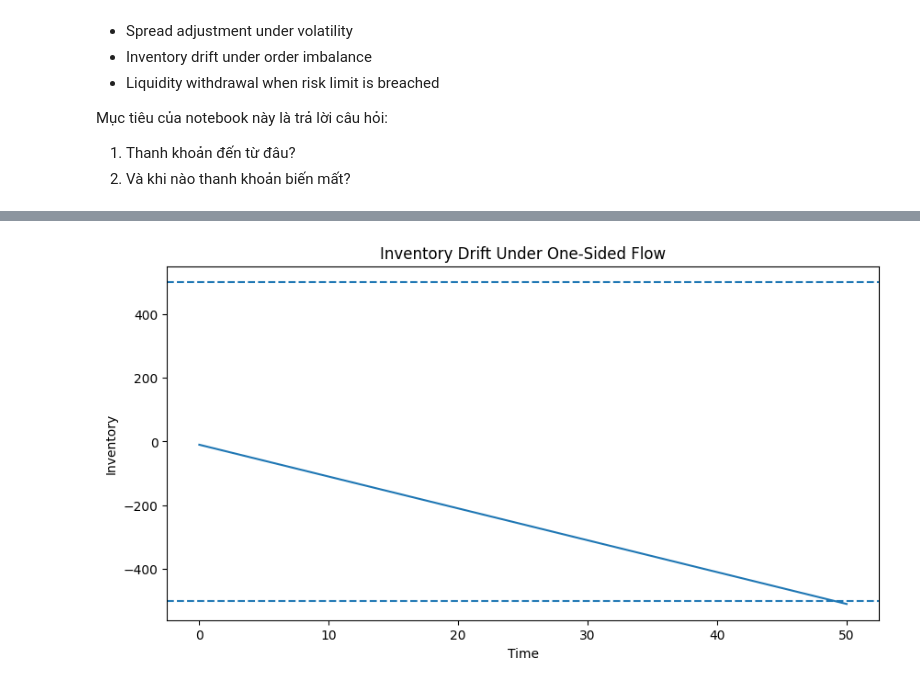
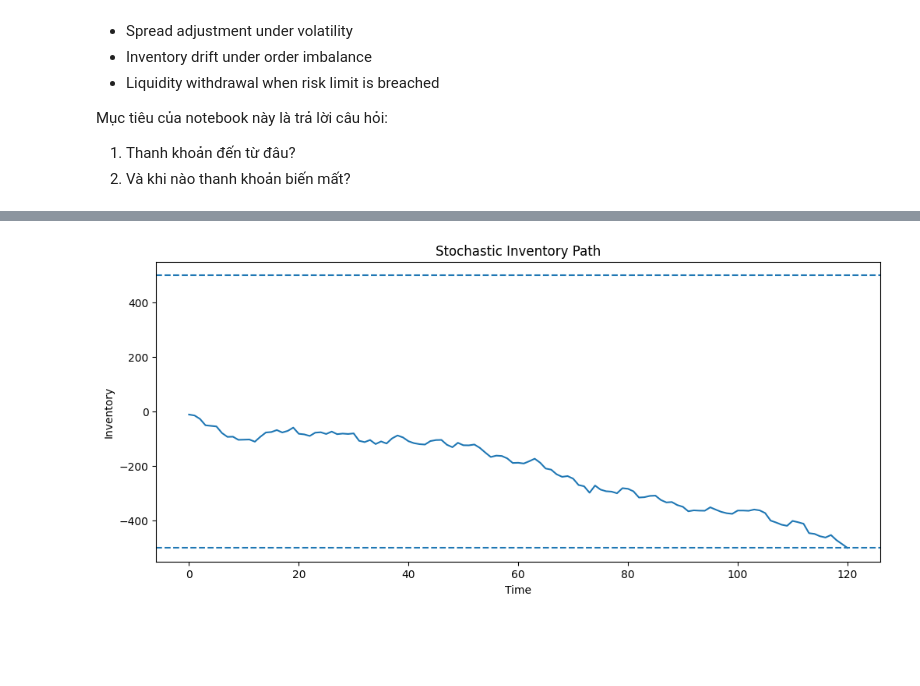
Before and after one commit to thisYui/Market-Reality-and-Dynamics, a Jupyter notebook: notebooks/01_market_structure/03_market_maker_inventory.ipynb, the cells around one changed output, grey strips where cells are left out. Drawn from its saved outputs; the diff is of its cells as text; code cells hidden in the pictures; blank space fills up the shorter version.

Commit message:
market structure / market maker inventory fixing

```diff
--- a/notebooks/01_market_structure/03_market_maker_inventory.ipynb
+++ b/notebooks/01_market_structure/03_market_maker_inventory.ipynb
@@ -57,31 +82,42 @@ mid_price = 100
 volatility = 0.01
 
 inventory_path = []
+spread_path = []
+capital_path = []
 active_path = []
 
-for t in range(300):
-
-    quotes = mm.quote(mid_price, volatility)
+for t in range(400):
 
     if not mm.active:
         break
 
-    trade_price = quotes["ask"]
+    quotes = mm.quote(mid_price, volatility)
 
-    # Client luôn mua
-    mm.execute_trade(trade_price, quantity=10, side="buy")
+    # stochastic order flow
+    order_flow = np.random.normal(loc=5, scale=12)
+
+    if order_flow > 0:
+        mm.execute_trade(quotes["ask"], order_flow, "buy")
+    else:
+        mm.execute_trade(quotes["bid"], -order_flow, "sell")
+
+    # nếu bạn đã thêm update_capital()
+    if hasattr(mm, "update_capital"):
+        mm.update_capital(mid_price)
 
     inventory_path.append(mm.inventory)
+    spread_path.append(mm.compute_spread(volatility))
+    capital_path.append(getattr(mm, "capital", 0))
     active_path.append(mm.active)
 # %%
-plt.figure(figsize=(10,5))
+plt.figure(figsize=(12,5))
 plt.plot(inventory_path)
 plt.axhline(mm.inventory_limit, linestyle="--")
 plt.axhline(-mm.inventory_limit, linestyle="--")
-plt.title("Inventory Drift Under One-Sided Flow")
+plt.title("Stochastic Inventory Path")
 plt.xlabel("Time")
 plt.ylabel("Inventory")
 plt.show()
 # %% [output]
-[figure, old version]
+[figure, new version]
 # %% [markdown]
```
Also changed, not shown: parts of 19 cells of this notebook, 2 other files.
